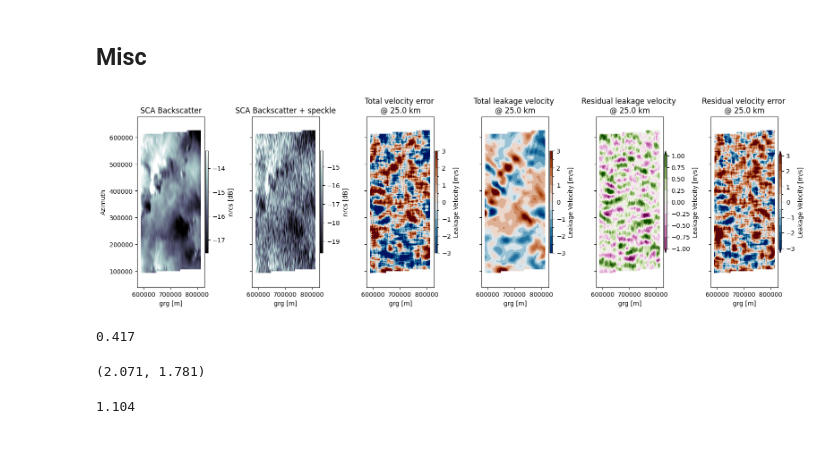
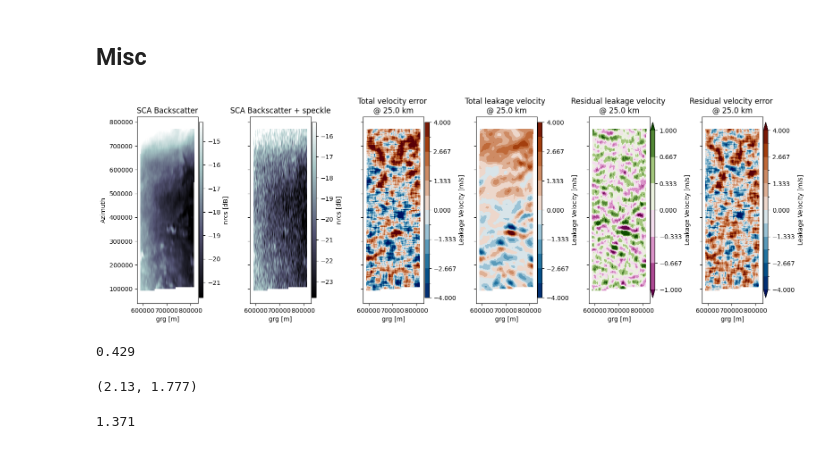
Before and after one commit to owenodriscoll/DopSCA_leakage, a Jupyter notebook: analyses/leakage/process_sentinel1_chain.ipynb, the cells around one changed output. Saved outputs shown, nothing was run; the diff lists cells and outputs as text; code cells hidden in the pictures.

```diff
--- a/analyses/leakage/process_sentinel1_chain.ipynb
+++ b/analyses/leakage/process_sentinel1_chain.ipynb
@@ -55,12 +51,12 @@ os.getcwd()
 # %%
-scenario = 'Hawaii_20201106'
+scenario = 'Azores_20201127'
 files = glob.glob(f"{data_dir+scenario}/*.SAFE")
 
 test = S1DopplerLeakage(
     filename=files,
     # f0=26.5e9,
     z0 = 823_000,
-    era5_directory='data/leakage/era5_winds/',
+    era5_directory='../../data/leakage/era5_winds/',
     resolution_product=25_000,
     az_footprint_cutoff=80_000,
     vx_sat=6_800,
@@ -112,10 +103,10 @@ FileNotFoundError: [Errno 2] No such file or directory: 'data/era5_winds/era5_20
 # %% [markdown]
 ## Misc
 # %%
-cbar_kwargs = {'shrink':0.4, 'aspect':40, 'pad' : 0.01, 'extend':'neither'}
+cbar_kwargs = {'shrink':0.8, 'aspect':40, 'pad' : 0.01, 'extend':'neither'}
 plot_kwargs = {'robust': True}
-plot_leakage_kwargs = {'vmin': -3, 'vmax': 3, 'cmap' : cmc.vik, 'levels' : 13}
-plot_leakage_net_kwargs = {'vmin': -1, 'vmax': 1, 'cmap' : cmc.bam, 'levels' : 9}
+plot_leakage_kwargs = {'vmin': -4, 'vmax': 4, 'cmap' : cmc.vik, 'levels' : 13}
+plot_leakage_net_kwargs = {'vmin': -1, 'vmax': 1, 'cmap' : cmc.bam, 'levels' : 7}
 label_kwargs = {'xlabel':'Range [m]', 'ylabel':'Azimuth [m]'}
 
 net_leakage = test.data.V_leakage_pulse_rg_subscene - test.data.V_leakage_pulse_rg_subscene_inverted
@@ -132,44 +123,44 @@ plot_cut = net_velocity_error / net_velocity_error
                                           **{'cmap': 'bone', **plot_kwargs},
                                           cbar_kwargs = {'label':'nrcs [dB]', **cbar_kwargs})
 (10*np.log10(test.data.nrcs_scat_w_noise * plot_cut)).T.plot(ax= axes[*axes_indexes[1]],#[0,1],
                                                   **{'cmap': 'bone', **plot_kwargs},
                                                   cbar_kwargs = {'label':'nrcs [dB]', **cbar_kwargs})
 (test.data.V_sigma_subscene * plot_cut * LoS_comp).T.plot(ax= axes[*axes_indexes[2]],#[0,2],
                                              **{**plot_leakage_kwargs, **plot_kwargs},
                                              cbar_kwargs = {'label':'Leakage Velocity [m/s]', **cbar_kwargs})
 (test.data.V_leakage_pulse_rg_subscene * plot_cut * LoS_comp).T.plot(ax= axes[*axes_indexes[3]],#[1,0],
                     **{**plot_leakage_kwargs, **plot_kwargs},
                     cbar_kwargs = {'label':'Leakage Velocity [m/s]', **cbar_kwargs})
 (net_leakage  * LoS_comp).T.plot.contourf(ax= axes[*axes_indexes[4]],#[1,1],
                     **{**plot_leakage_net_kwargs, **plot_kwargs},
                     cbar_kwargs = {'label':'Leakage Velocity [m/s]', **cbar_kwargs})
 (net_velocity_error * LoS_comp).T.plot.contourf(ax= axes[*axes_indexes[5]],#[1,2],
                     **{**plot_leakage_net_kwargs, **plot_leakage_kwargs},
                     cbar_kwargs = {'label':'Leakage Velocity [m/s]', **cbar_kwargs})
 
 res = test.resolution_product/1000
 titles = ['SCA Backscatter', 'SCA Backscatter + speckle', f'Total velocity error \n@ {res:2} km',
           f'Total leakage velocity \n@ {res:2} km', f'Residual leakage velocity \n@ {res:2} km', f'Residual velocity error \n@ {res:2} km']
 x_labels = [''] * (nx * np.max([0, ny-1])) + ['Range [m]'] * (nx * (ny-1))
 y_labels = (['Azimuth'] + [''] * (nx - 1)) * ny
 _ = [ax.axes.set_title(i) for ax, i in zip(axes.ravel(), titles)]
 _ = [ax.axes.set_xlabel(i) for ax, i in zip(axes.ravel(), x_labels)]
 _ = [ax.axes.set_ylabel(i) for ax, i in zip(axes.ravel(), y_labels)]
 _ = [ax.axes.set_aspect('equal') for ax in axes.ravel()]
 
 plt.tight_layout()
 # %% [output]
-[figure, old version]
+[figure, new version]
 # %%
 func_rmse = lambda x, rounding=3:  np.round(np.sqrt(np.mean(x**2)).values*1, rounding)
 func_rmse(net_leakage)
 # %% [output]
-0.417
+0.429
 # %%
 func_rmse(test.data.V_sigma_subscene * plot_cut), func_rmse(net_velocity_error)
 # %% [output]
-(2.071, 1.781)
+(2.13, 1.777)
 # %%
 func_rmse(test.data.V_leakage_pulse_rg_subscene)
 # %% [output]
-1.104
+1.371
```
Also changed, not shown: parts of 3 cells of this notebook, 2 other files.
